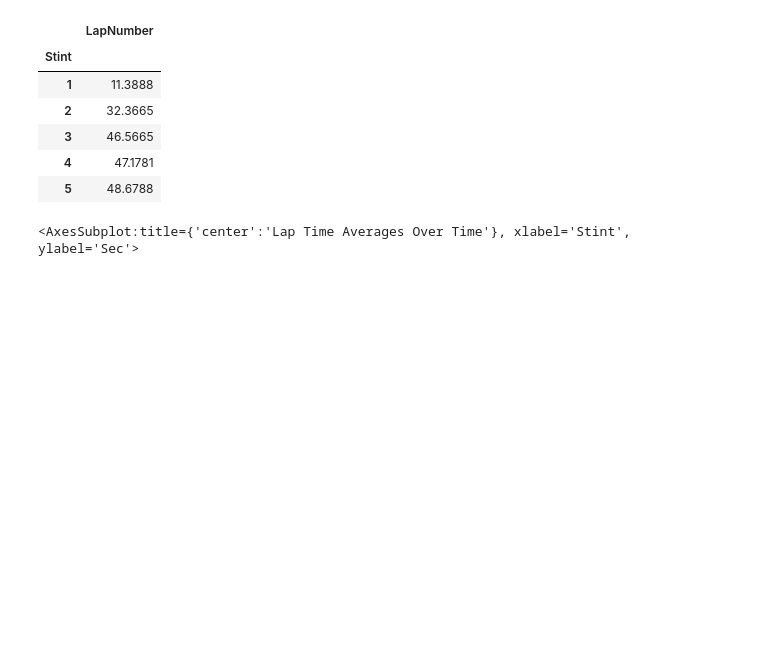
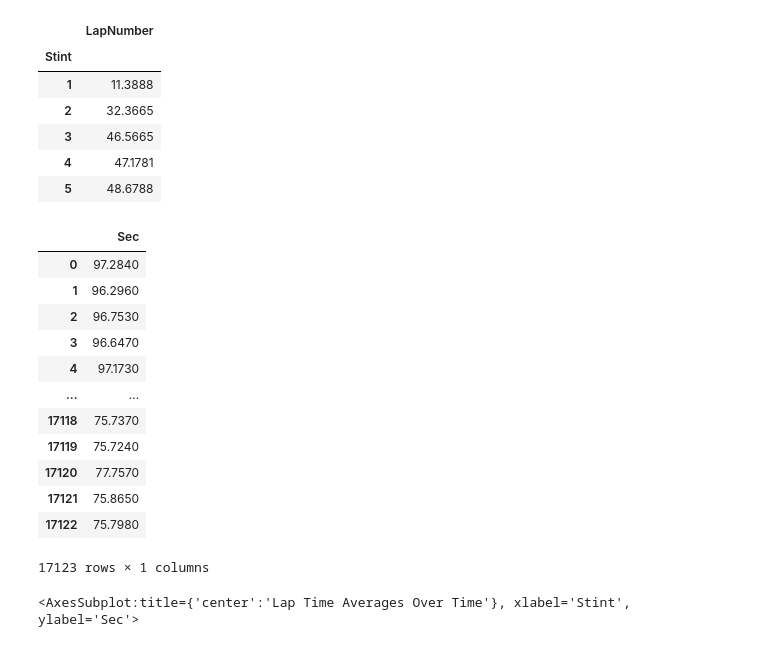
Before and after one commit to MyNameIsCalvinDavis/Data-Science, a Jupyter notebook: F1/F1.ipynb, the cells around one changed output. Cells and saved outputs as stored; diff of their text form; code cells hidden in the pictures; blank space fills up the shorter version.

```diff
--- a/F1/F1.ipynb
+++ b/F1/F1.ipynb
@@ -491,6 +486,22 @@ laps[["Stint", "LapNumber"]].groupby(["Stint"]).mean()
 | 3 | 46.5665 |
 | 4 | 47.1781 |
 | 5 | 48.6788 |
+# %%
+laps_raw[["Sec"]]
+# %% [output]
+|  | Sec |
+| 0 | 97.2840 |
+| 1 | 96.2960 |
+| 2 | 96.7530 |
+| 3 | 96.6470 |
+| 4 | 97.1730 |
+| ... | ... |
+| 17118 | 75.7370 |
+| 17119 | 75.7240 |
+| 17120 | 77.7570 |
+| 17121 | 75.8650 |
+| 17122 | 75.7980 |
+17123 rows × 1 columns
 # %%
 # British Grand Prix / Belgian Grand Prix / Austrian Grand Prix
 lapsg = laps[laps["EventName"] == "British Grand Prix"][["Driver", "Stint", "LapTime"]].groupby(["Driver", "Stint"]).mean().reset_index()
```
Also changed, not shown: parts of 14 cells of this notebook.
